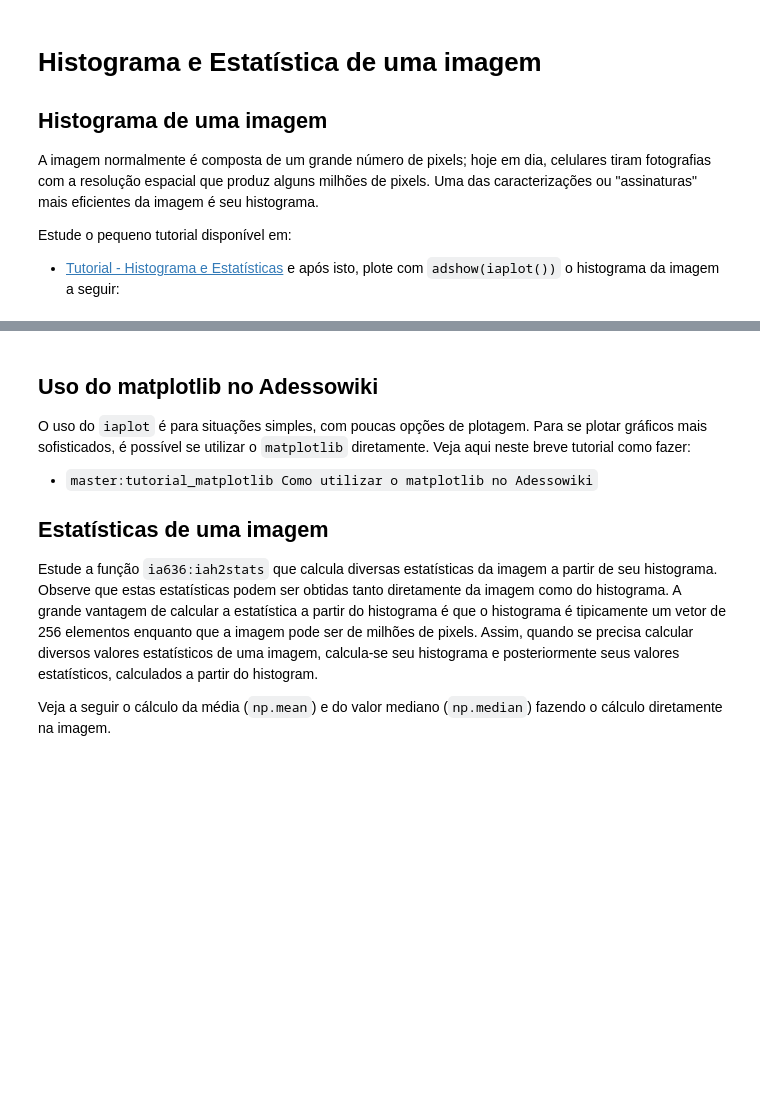
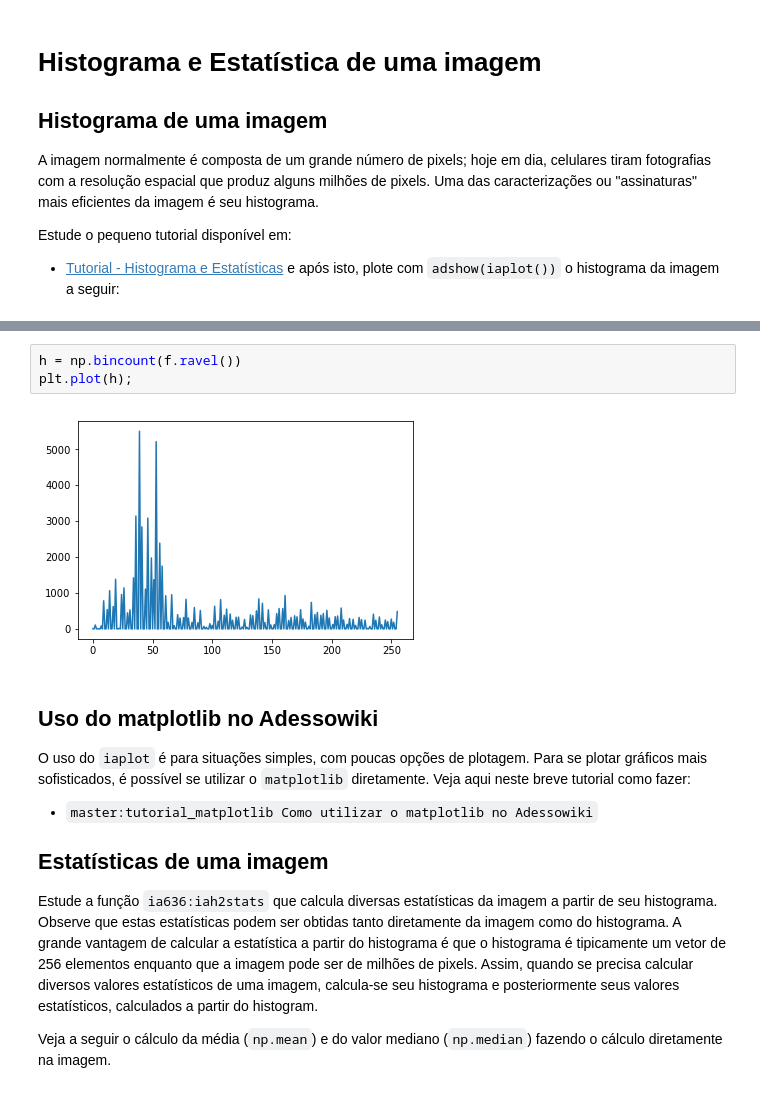
Before and after one commit to robertoalotufo/ia898, a Jupyter notebook: deliver/Atividade_2_3.ipynb, the cells around one changed output, grey strips where cells are left out. Cells and saved outputs as stored; diff of their text form; blank space fills up the shorter version.

```diff
--- a/deliver/Atividade_2_3.ipynb
+++ b/deliver/Atividade_2_3.ipynb
@@ -24,3 +27,8 @@ adshow(ia.iaplot(h, ylabel='n. de pixels', xlabel='niveis de cinza'), 'histogram
+# %%
+h = np.bincount(f.ravel())
+plt.plot(h);
+# %% [output]
+[figure, added]
 # %% [markdown]
 ## Uso do matplotlib no Adessowiki
 
```
Also changed, not shown: parts of 2 cells of this notebook.
